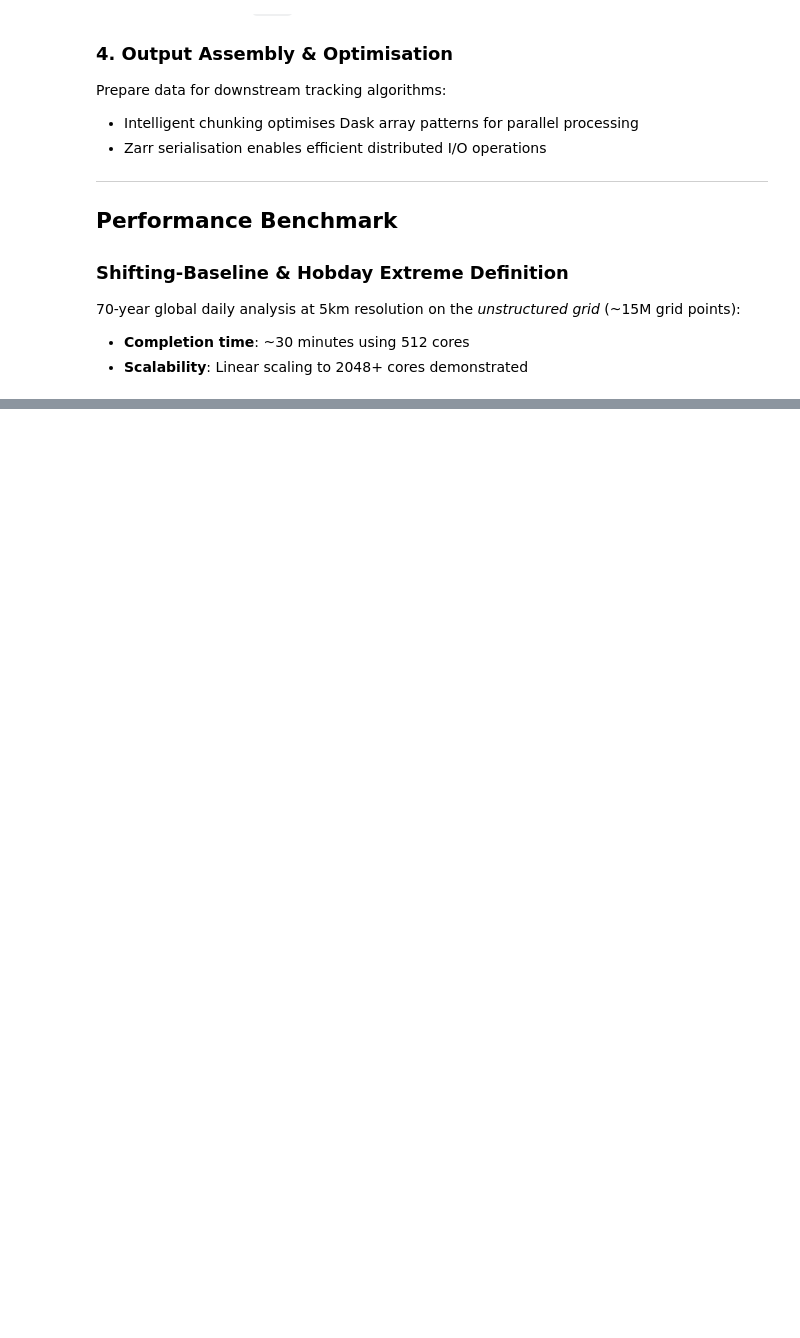
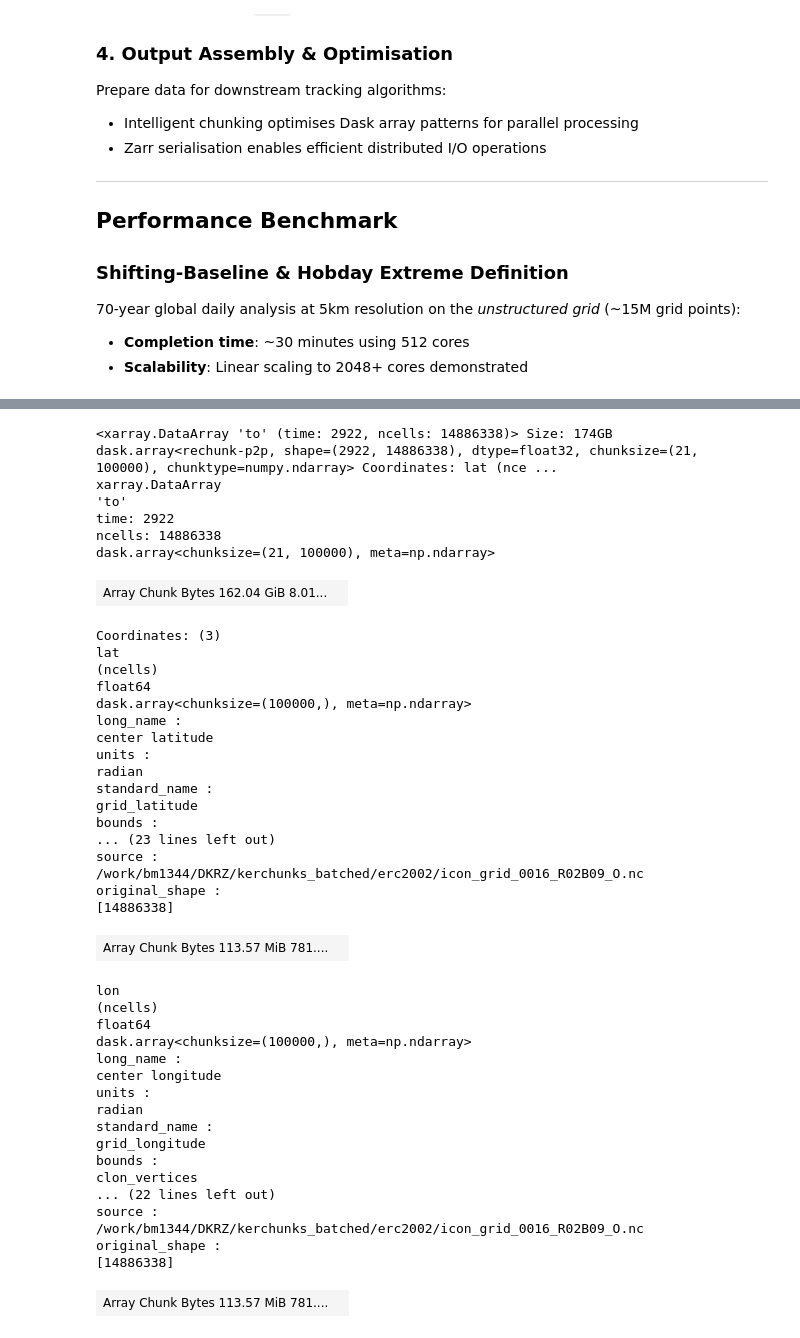
Before and after one commit to wienkers/marEx, a Jupyter notebook: examples/unstructured data/01_preprocess_extremes.ipynb, the cells around one changed output, grey strips where cells are left out. Drawn from its saved outputs; the diff is of its cells as text; code cells hidden in the pictures; blank space fills up the shorter version.

Commit message:
Repair and re-execute the example notebook chains
Fix chunking so the regional, gridded and unstructured chains run on one
node, and report unusable time chunkings before the pipeline starts.

```diff
--- a/examples/unstructured data/01_preprocess_extremes.ipynb
+++ b/examples/unstructured data/01_preprocess_extremes.ipynb
@@ -98,4 +120,79 @@ gridspec = "native"
 dat = cat["dkrz.disk.model-output"][model][expid][version]["ocean"][gridspec]
 # %%
 # Load Data
-sst = dat["2d_daily_mean"](chunks={}).to_dask().to.isel(depth=0).drop_vars({"depth", "cell_sea_land_mask"})
+# hist-1950 spans 1950-2014 (23741 days). Processing all of it on one node is not
+# feasible at 14.9 M cells, so take the last 8 years.
+#
+# CHUNKING -- this is the setting that decides whether this notebook runs at all.
+# The hobday/quantile reductions are global in time and independent in space, so marEx
+# rechunks internally to {time: -1, ncells: ~272}: a narrow-in-space, full-in-time slab
+# per task. The working set for one slab is
+#
+#     n_time  x  cells-in-one-INPUT-spatial-chunk  x  4 B
+#
+# i.e. it is set by the SPATIAL chunk width, not the time chunk. Leaving ncells whole
+# (-1) makes that 2922 x 14.9 M x 4 B = 174 GB, and the internal rechunk degenerates
+# into an all-to-all transpose of the whole array. That does not fail fast -- it
+# thrashes: one such run held a node for 5 h 40 m and never finished a single cell.
+# Chunking ncells to 100_000 bounds the same slab at 2922 x 100_000 x 4 B = 1.17 GB.
+#
+# The time chunk must still be >= smooth_days_baseline (21), since the 21-day centred
+# rolling mean in smoothed_rolling_climatology is applied per time chunk (a shorter one
+# now raises a ConfigurationError up front). Keep it near 21 so building these chunks
+# stays a local merge of the store's own {time: 2} chunks instead of a wide read.
+#
+# neighbours/cell_areas do NOT constrain this: they are attached to the output dataset
+# and independently rechunked (see detect/pipeline.py), so they never touch the input.
+sst = (
+    dat["2d_daily_mean"](chunks={})
+    .to_dask()
+    .to.isel(depth=0)
+    .drop_vars({"cell_sea_land_mask"})
+    .sel(time=slice("2007-01-01", "2014-12-31"))
+    .chunk({"time": 21, "ncells": 100_000})
+)
+sst
+# %% [output]
+<xarray.DataArray 'to' (time: 2922, ncells: 14886338)> Size: 174GB dask.array<rechunk-p2p, shape=(2922, 14886338), dtype=float32, chunksize=(21, 100000), chunktype=numpy.ndarray> Coordinates: lat (nce ...
+xarray.DataArray
+'to'
+time: 2922
+ncells: 14886338
+dask.array<chunksize=(21, 100000), meta=np.ndarray>
+| Array Chunk Bytes 162.04 GiB 8.01... |  |
+Coordinates: (3)
+lat
+(ncells)
+float64
+dask.array<chunksize=(100000,), meta=np.ndarray>
+long_name :
+center latitude
+units :
+radian
+standard_name :
+grid_latitude
+bounds :
+... (23 lines left out)
+source :
+/work/bm1344/DKRZ/kerchunks_batched/erc2002/icon_grid_0016_R02B09_O.nc
+original_shape :
+[14886338]
+| Array Chunk Bytes 113.57 MiB 781.... |  |
+lon
+(ncells)
+float64
+dask.array<chunksize=(100000,), meta=np.ndarray>
+long_name :
+center longitude
+units :
+radian
+standard_name :
+grid_longitude
+bounds :
+clon_vertices
+... (22 lines left out)
+source :
+/work/bm1344/DKRZ/kerchunks_batched/erc2002/icon_grid_0016_R02B09_O.nc
+original_shape :
+[14886338]
+| Array Chunk Bytes 113.57 MiB 781.... |  |
```
Also changed, not shown: parts of 8 cells of this notebook, 11 other files.
